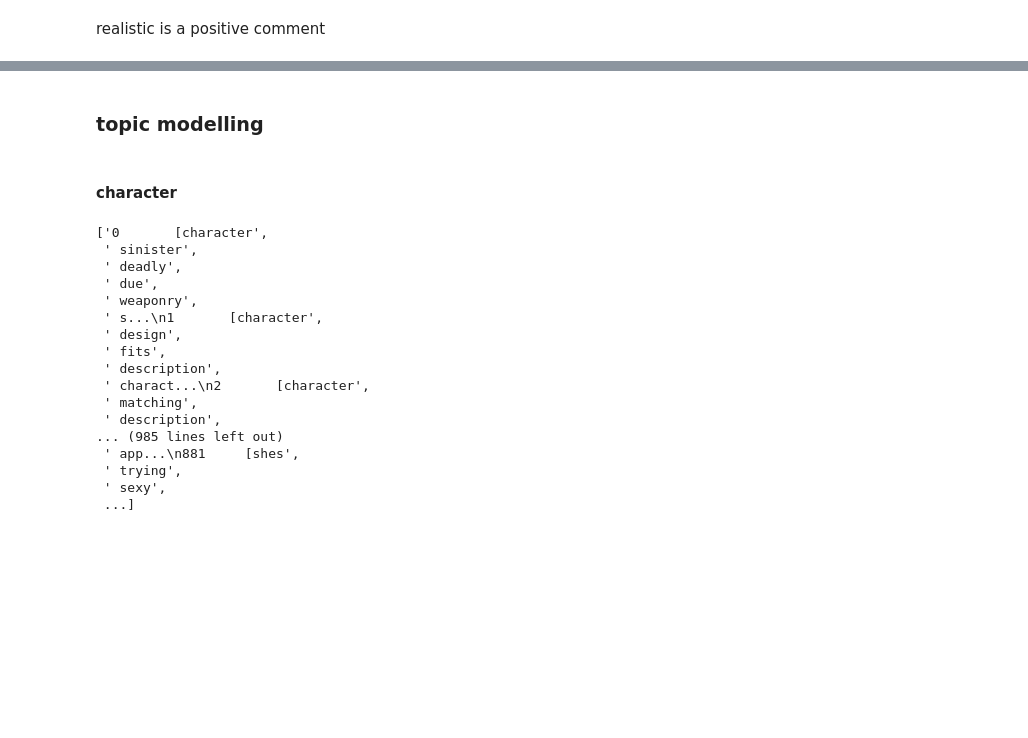
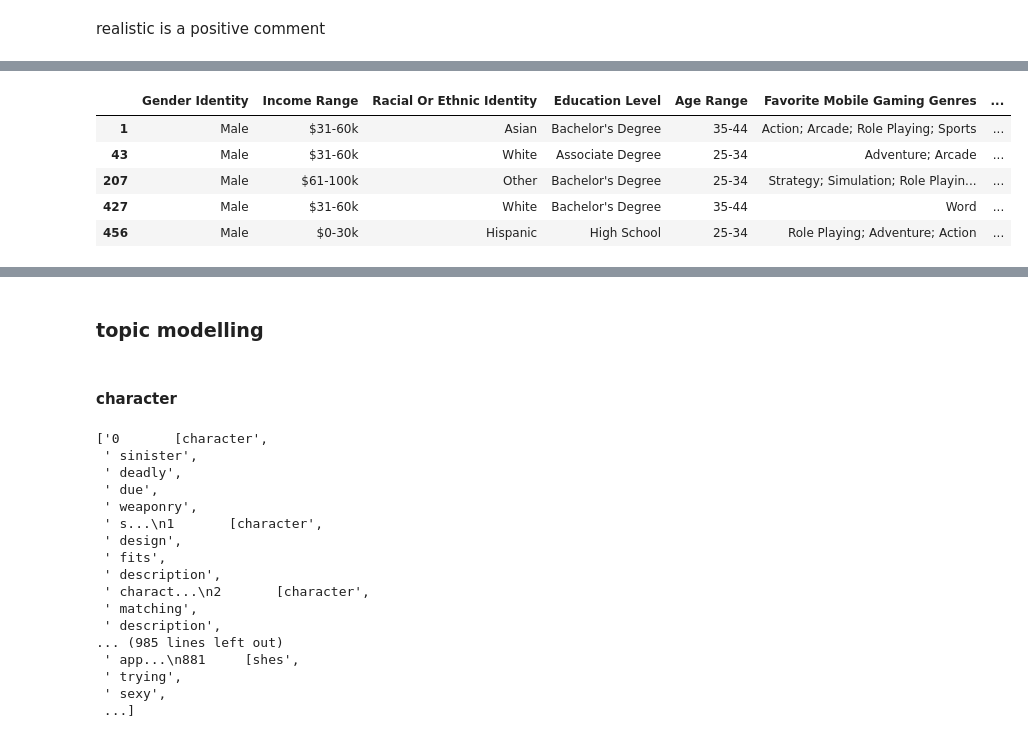
Before and after one commit to jjlu227/pickfuanalysis, a Jupyter notebook: pickfu_analysis0614.ipynb, the cells around one changed output, grey strips where cells are left out. Drawn from its saved outputs; the diff is of its cells as text; code cells hidden in the pictures; blank space fills up the shorter version.

```diff
--- a/pickfu_analysis0614.ipynb
+++ b/pickfu_analysis0614.ipynb
@@ -420,6 +420,7 @@ df.to_csv("df.csv")
 #### topic:artstyle
 most frequent words
 # %%
+freq= pd.read_csv("freq.csv")
 artstyle= freq.loc[freq['artstyle']==1]
 # Print most common word
 
@@ -658,0 +697,30 @@ realistic is a positive comment
+# %%
+# Define a function to clean the text
+def clean(text):
+# Removes all special characters and numericals leaving the alphabets
+    text = re.sub('[^A-Za-z]+', ' ', text)
+    return text
+
+# Cleaning the text in the review column
+futuristic['Cleaned Reviews'] = futuristic['Explanation'].apply(clean)
+# %%
+# POS tagger dictionary
+pos_dict = {'J':wordnet.ADJ, 'V':wordnet.VERB, 'N':wordnet.NOUN, 'R':wordnet.ADV}
+
+def token_stop_pos(text):
+    tags = pos_tag(word_tokenize(text))
+    newlist = []
+    for word, tag in tags:
+        if word.lower() not in set(stopwords.words('english')):
+            newlist.append(tuple([word, pos_dict.get(tag[0])]))
+    return newlist
+
+futuristic['POS tagged'] = futuristic['Cleaned Reviews'].apply(token_stop_pos)
+futuristic.head()
+# %% [output]
+|  | Gender Identity | Income Range | Racial Or Ethnic Identity | Education Level | Age Range | Favorite Mobile Gaming Genres | ... |
+| 1 | Male | $31-60k | Asian | Bachelor's Degree | 35-44 | Action; Arcade; Role Playing; Sports | ... |
+| 43 | Male | $31-60k | White | Associate Degree | 25-34 | Adventure; Arcade | ... |
+| 207 | Male | $61-100k | Other | Bachelor's Degree | 25-34 | Strategy; Simulation; Role Playin... | ... |
+| 427 | Male | $31-60k | White | Bachelor's Degree | 35-44 | Word | ... |
+| 456 | Male | $0-30k | Hispanic | High School | 25-34 | Role Playing; Adventure; Action | ... |
```
Also changed, not shown: parts of 9 cells of this notebook, 6 other files.
